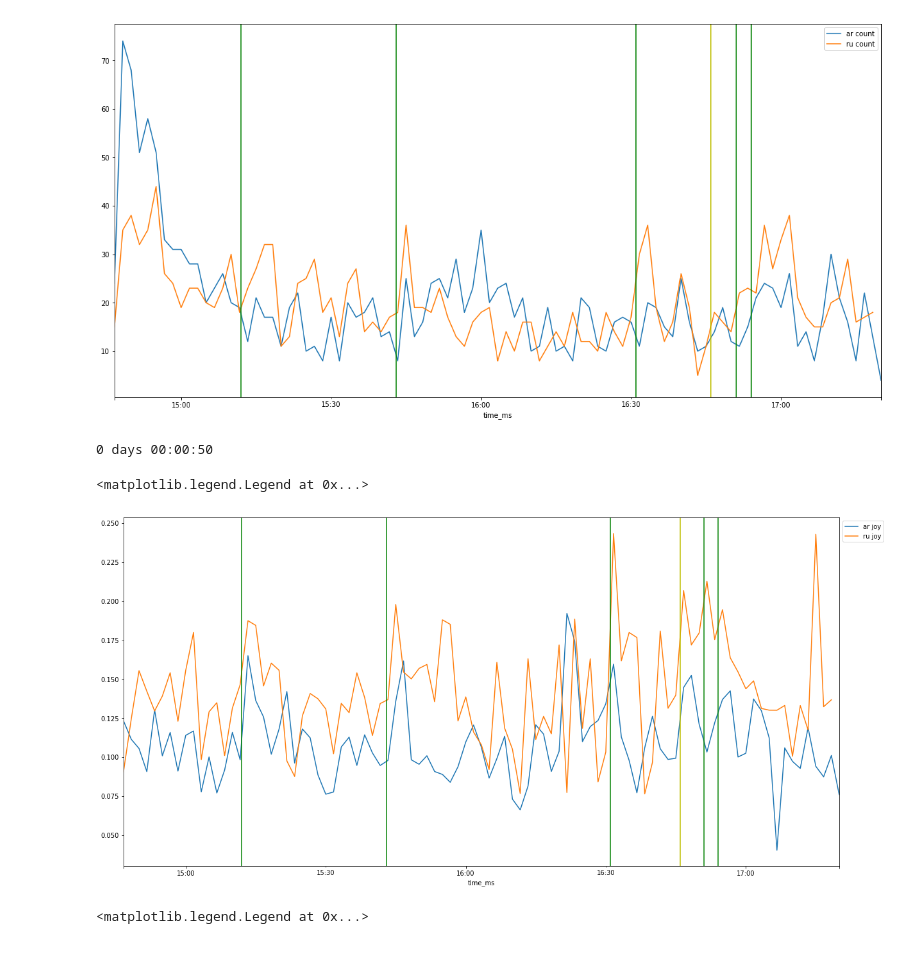
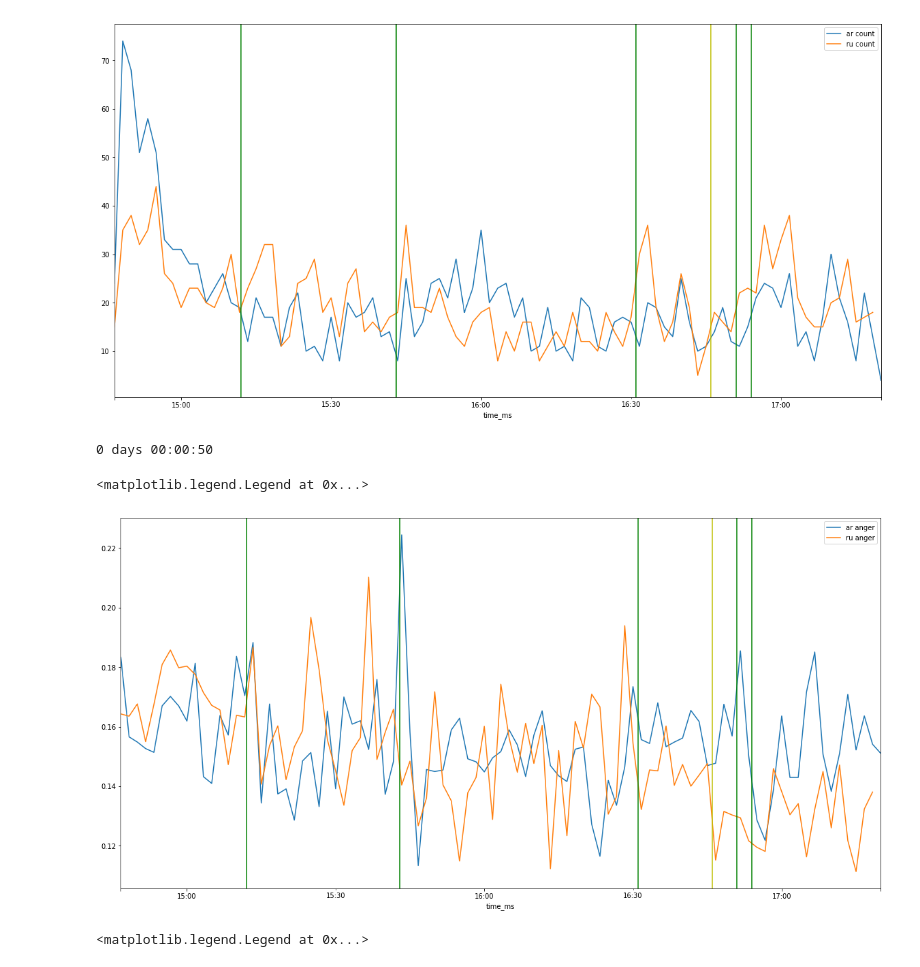
Before and after one commit to glouwa/TwitterLanguageAnalyser, a Jupyter notebook: timeseries.ipynb, the cells around one changed output. Saved outputs shown, nothing was run; the diff lists cells and outputs as text; code cells hidden in the pictures.

```diff
--- a/timeseries.ipynb
+++ b/timeseries.ipynb
@@ -42,35 +42,35 @@ import matplotlib.pyplot as plt
 # goal at: 12, 43, 71, 91, 94
 
 df = pd.read_csv('first-game-panda-frame_med.csv')
 
 df['time_ms'] = pd.to_datetime(df['time_ms'], unit='ms')
 df = df.set_index('time_ms')
 
 ar = df[df['lang'] == 'ar']
 ru = df[df['lang'] == 'ru']
 
 print(pd.Timedelta('50 seconds'))
 
 plt.figure(figsize=(20,10))
 
-v = 'joy' #sentiment,anger,joy,sadness,fear,surprise
+v = 'anger' #sentiment,anger,joy,sadness,fear,surprise
 f = '100S'
 ar[v].resample(f).mean().plot(label='ar {}'.format(v))
 ru[v].resample(f).mean().plot(label='ru {}'.format(v))
 
 from datetime import datetime
 plt.axvline(x=datetime.strptime('2018-06-14 15:12', '%Y-%m-%d %H:%M'), color='g')
 plt.axvline(x=datetime.strptime('2018-06-14 15:43', '%Y-%m-%d %H:%M'), color='g')
 plt.axvline(x=datetime.strptime('2018-06-14 16:31', '%Y-%m-%d %H:%M'), color='g')
 plt.axvline(x=datetime.strptime('2018-06-14 16:51', '%Y-%m-%d %H:%M'), color='g')
 plt.axvline(x=datetime.strptime('2018-06-14 16:54', '%Y-%m-%d %H:%M'), color='g')
 plt.axvline(x=datetime.strptime('2018-06-14 16:46', '%Y-%m-%d %H:%M'), color='y')
 
 plt.legend(bbox_to_anchor=(1, 1))
 # %% [output]
 0 days 00:00:50
 <matplotlib.legend.Legend at 0x...>
-[figure, old version]
+[figure, new version]
 # %%
 %matplotlib inline
 import pandas as pd
```
Also changed, not shown: parts of 2 cells of this notebook, 3 other files.
